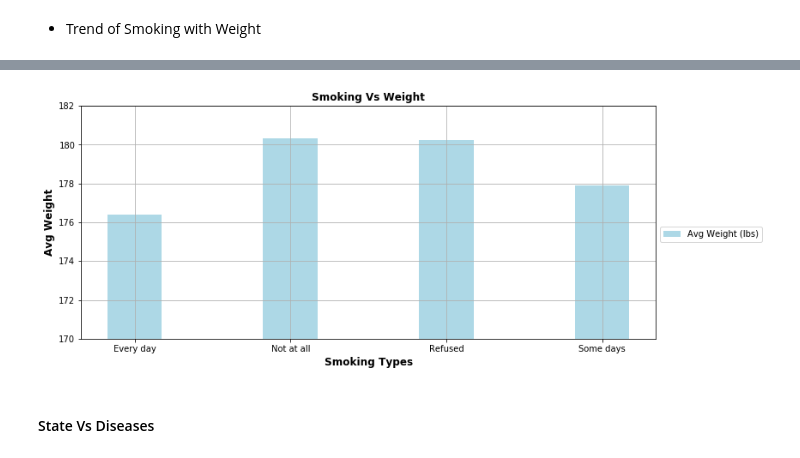
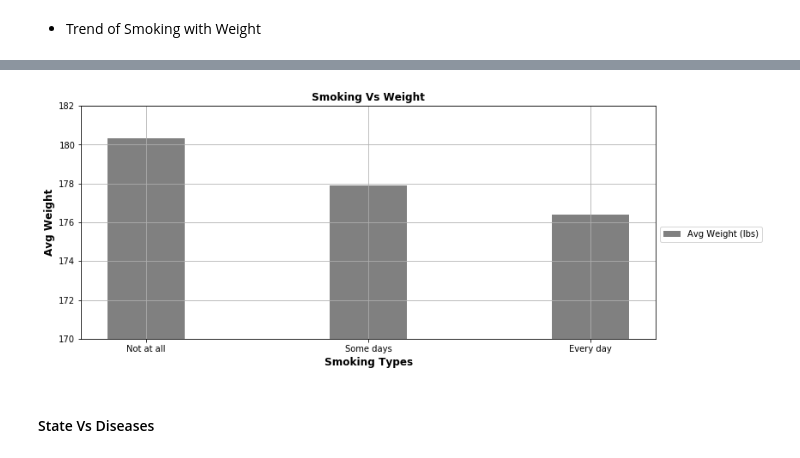
Before and after one commit to ic2019/groupb_project1, a Jupyter notebook: Behavior_Analysis_1.ipynb, the cells around one changed output, grey strips where cells are left out. Drawn from its saved outputs; the diff is of its cells as text; code cells hidden in the pictures.

```diff
--- a/Behavior_Analysis_1.ipynb
+++ b/Behavior_Analysis_1.ipynb
@@ -319,5 +337,5 @@ plt.show()
 * Trend of Smoking with Weight
 # %%
 # Fathering Data
-grouped_smoking = behavior_data.groupby(["Smoking"]).mean().reset_index().iloc[1:, :2]
-grouped_smoking.head()
+grouped_smoking = behavior_data.groupby(["Smoking"]).mean()
+grouped_smoking = grouped_smoking.reindex(["Not at all", "Some days", "Every day"])
@@ -330,17 +342,17 @@ grouped_smoking.head()
 # %%
 fig, ax  = plt.subplots(figsize=(12, 5))
 width = 0.35
-p1 = plt.bar(  grouped_smoking["Smoking"], grouped_smoking["Weight(lbs)"],  width , color="lightblue" )
+p1 = plt.bar(grouped_smoking.index, grouped_smoking["Weight(lbs)"],  width , color="gray" )
 plt.legend(["Avg Weight (lbs)"], bbox_to_anchor=(1, 0.5))
 plt.ylim(170,182)
 plt.xlabel("Smoking Types", fontweight="bold", fontsize="large")
 plt.ylabel("Avg Weight", fontweight="bold", fontsize="large")
 plt.title("Smoking Vs Weight", fontweight="bold", fontsize="large")
 plt.grid()
 fig.savefig("./Images/smoking_wt.png")
 plt.show()
 # %% [output]
-[figure, old version]
+[figure, new version]
 # %% [markdown]
 #### State Vs Diseases
 # %%
```
Also changed, not shown: parts of 23 cells of this notebook, 9 other files.
